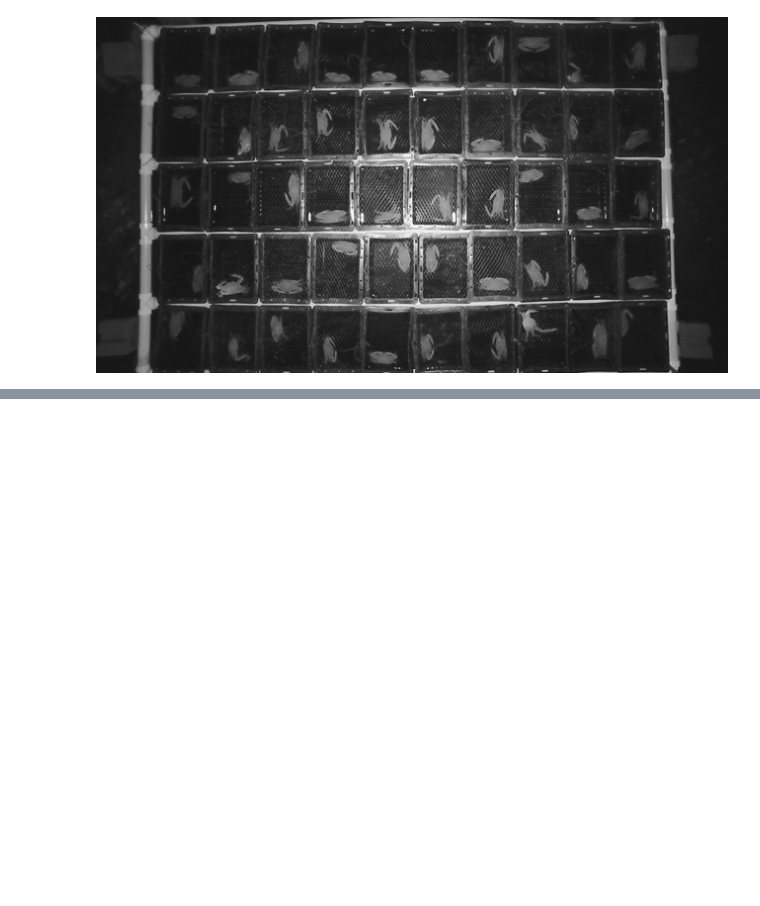
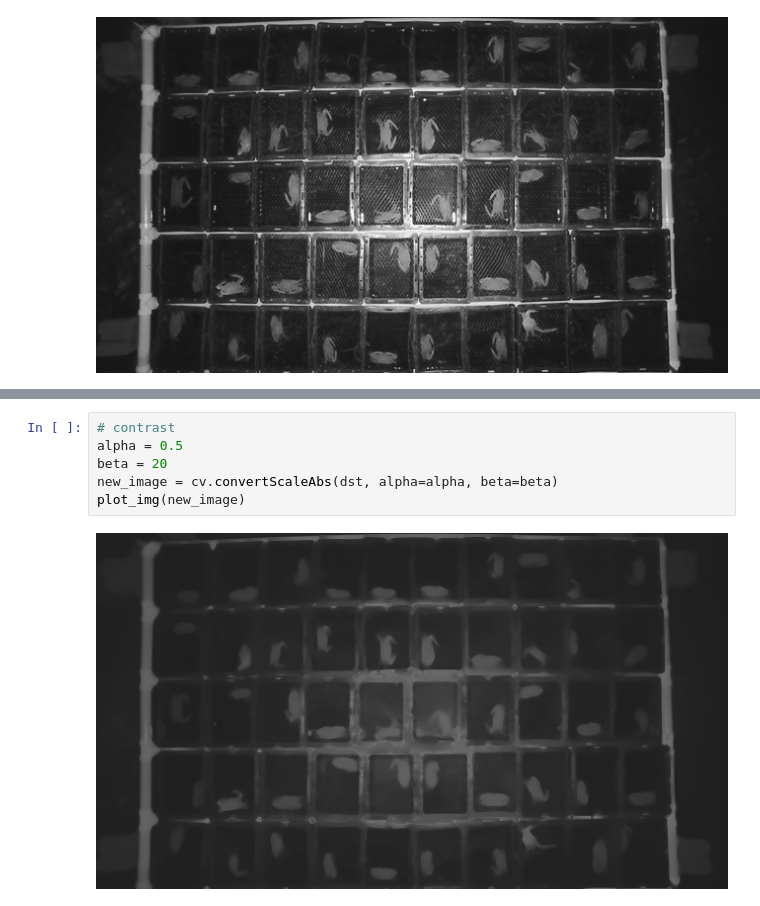
Before and after one commit to PattarapornH/Crab-Molting-Detection, a Jupyter notebook: Molting_crab_tracker.ipynb, the cells around one changed output, grey strips where cells are left out. Drawn from its saved outputs; the diff is of its cells as text; blank space fills up the shorter version.

```diff
--- a/Molting_crab_tracker.ipynb
+++ b/Molting_crab_tracker.ipynb
@@ -75,0 +80,8 @@ plot_img(gray)
+# %%
+# contrast
+alpha = 0.5
+beta = 20
+new_image = cv.convertScaleAbs(dst, alpha=alpha, beta=beta)
+plot_img(new_image)
+# %% [output]
+[figure, added]
```
Also changed, not shown: parts of 21 cells of this notebook.
